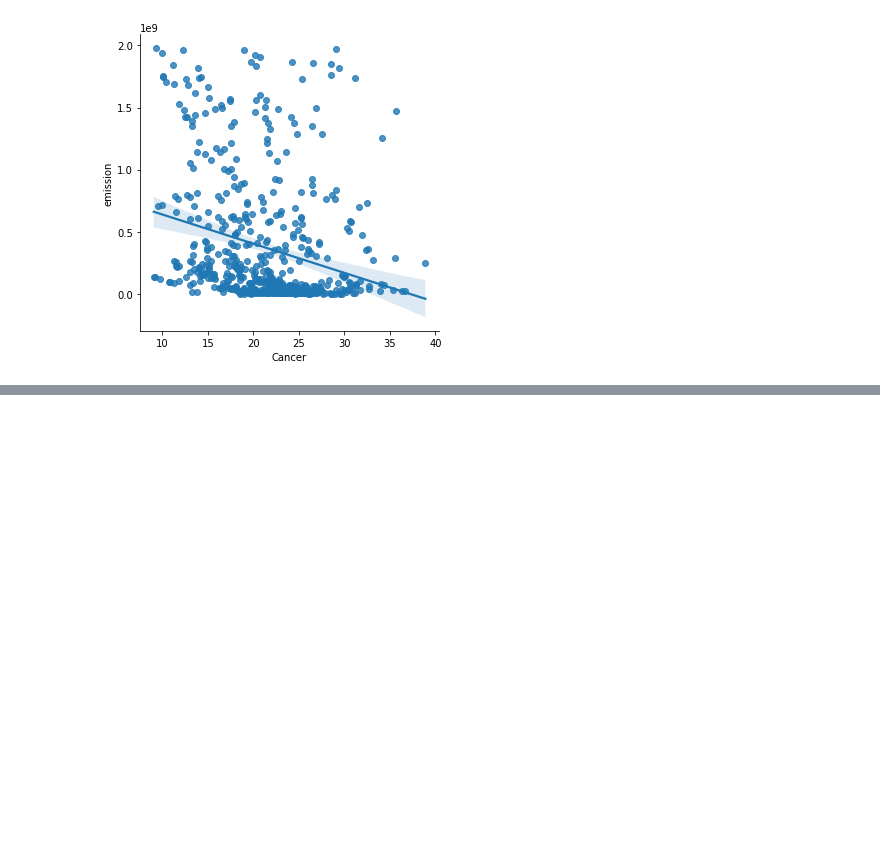
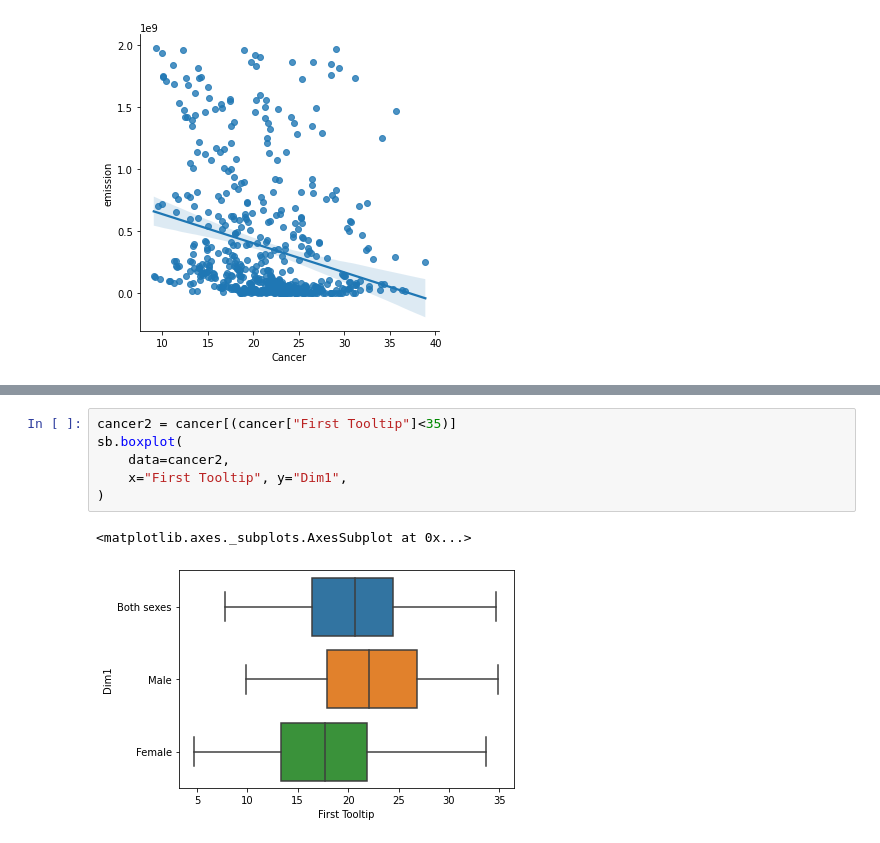
Before and after one commit to tplulu/python, a Jupyter notebook: Projet_data.ipynb, the cells around one changed output, grey strips where cells are left out. Cells and saved outputs as stored; diff of their text form; blank space fills up the shorter version.

```diff
--- a/Projet_data.ipynb
+++ b/Projet_data.ipynb
@@ -99,0 +117,9 @@ sb.lmplot(
+# %%
+cancer2 = cancer[(cancer["First Tooltip"]<35)]
+sb.boxplot(
+    data=cancer2,
+    x="First Tooltip", y="Dim1",
+)
+# %% [output]
+<matplotlib.axes._subplots.AxesSubplot at 0x...>
+[figure, added]
```
Also changed, not shown: parts of 6 cells of this notebook.
